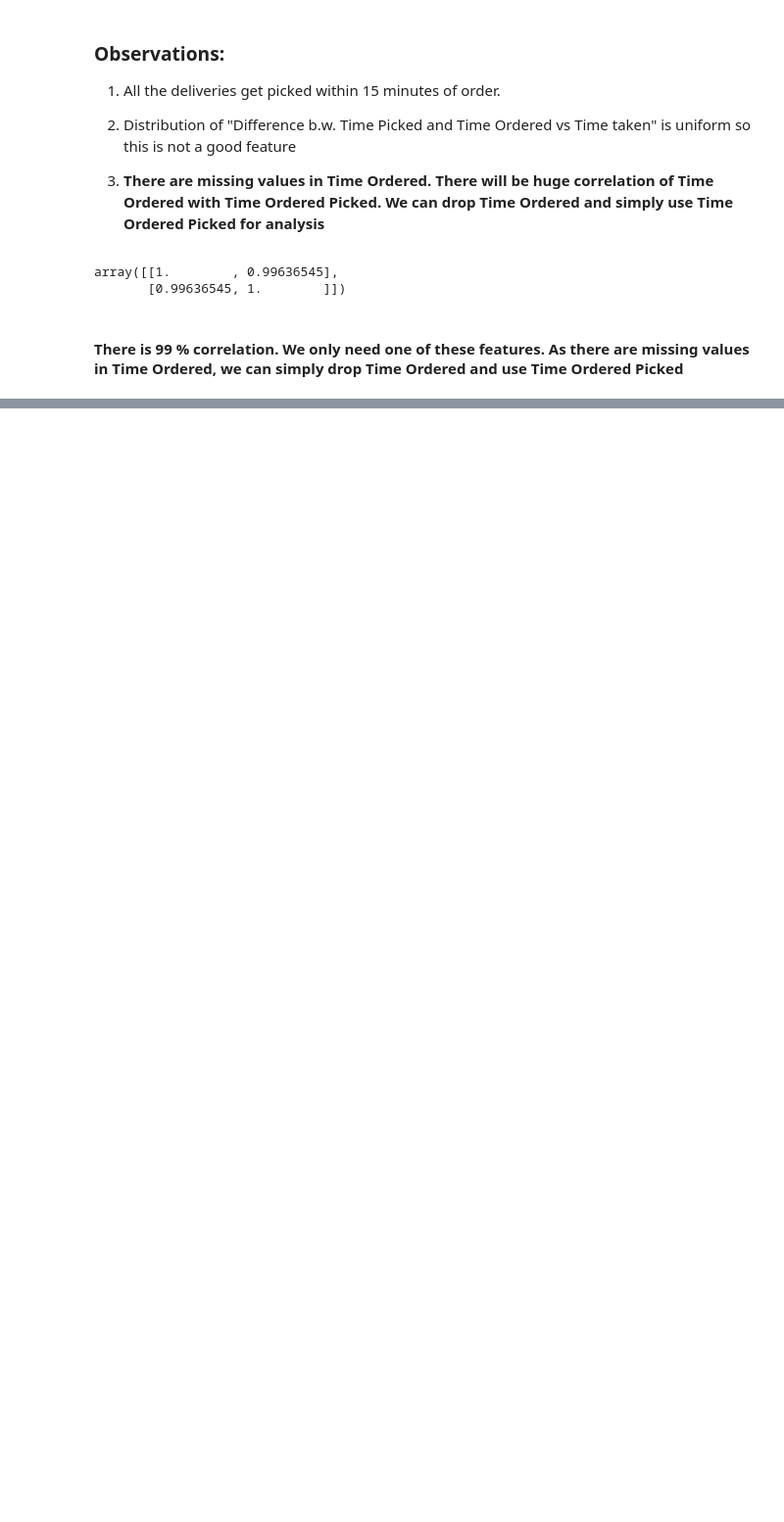
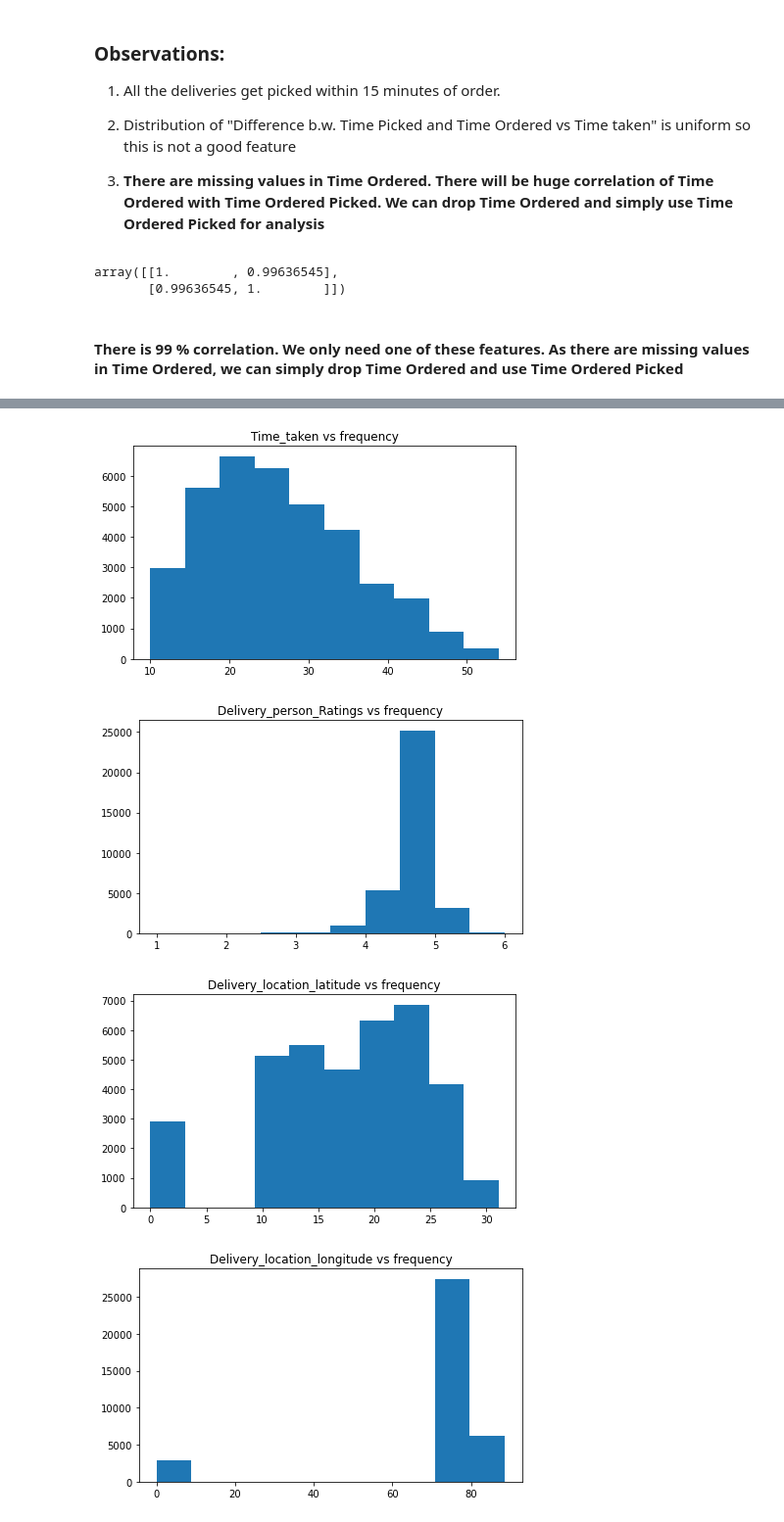
Before and after one commit to Rachinder3/ETA-for-food-deliveries-using-ML, a Jupyter notebook: notebooks/2. EDA.ipynb, the cells around one changed output, grey strips where cells are left out. Shown at 98% size. Saved outputs shown, nothing was run; the diff lists cells and outputs as text; code cells hidden in the pictures; blank space fills up the shorter version.

```diff
--- a/notebooks/2. EDA.ipynb
+++ b/notebooks/2. EDA.ipynb
@@ -298,0 +350,2 @@ array([[1.        , 0.99636545],
+# %%
+continuous_features = list(set(numerical_features) - set(discrete_features))
@@ -298,0 +421,12 @@ array([[1.        , 0.99636545],
+# %%
+data = train_df.copy()
+for feature in continuous_features:
+    plt.figure(figsize=(7,4))
+    data[feature].hist()
+    plt.grid()
+    plt.title(f"{feature} vs frequency")
+# %% [output]
+[figure, added]
+[figure, added]
+[figure, added]
+[figure, added]
```
Also changed, not shown: parts of 31 cells of this notebook, 1 other file.
